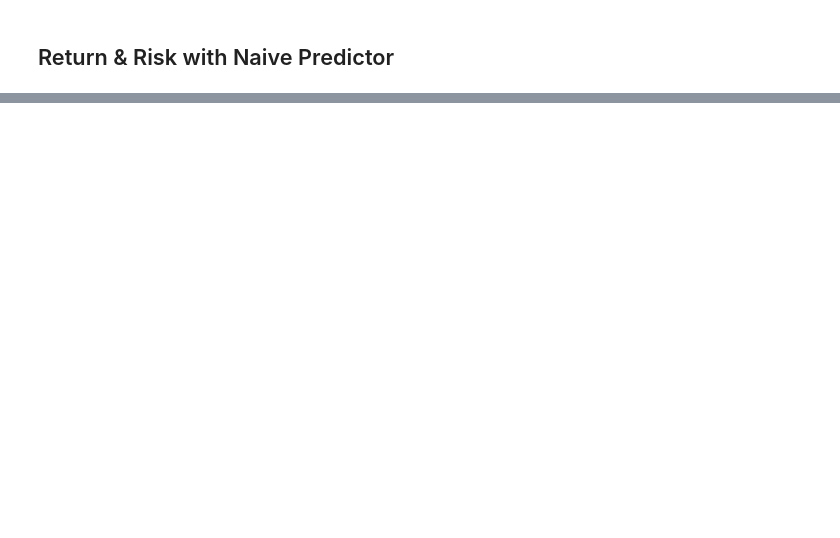
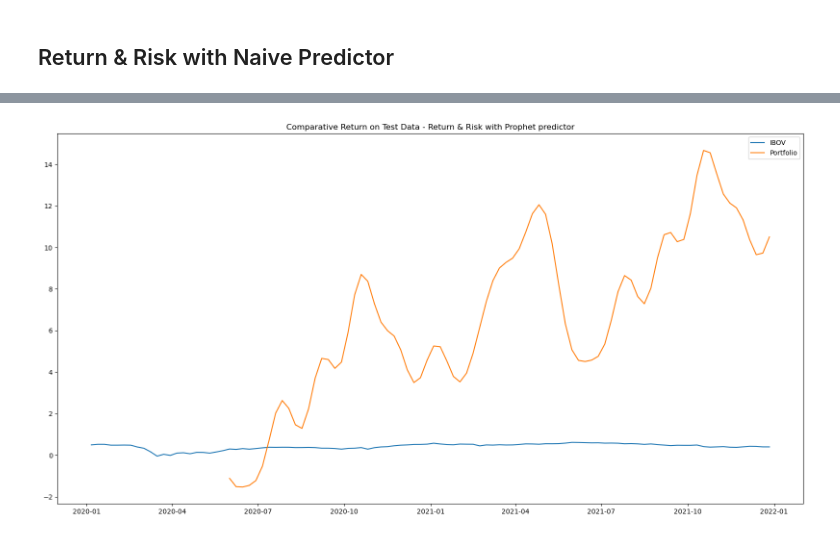
Before and after one commit to MathNog/Genetic-Algorithm-Project, a Jupyter notebook: code/plots_cummulative_return.ipynb, the cells around one changed output, grey strips where cells are left out. Cells and saved outputs as stored; diff of their text form; code cells hidden in the pictures; blank space fills up the shorter version.

```diff
--- a/code/plots_cummulative_return.ipynb
+++ b/code/plots_cummulative_return.ipynb
@@ -63,0 +76,4 @@ plot_cummulative_return_ibov(cum_ret=cum_ret_test,train=False,obj="Return & Risk
+# %%
+plot_cummulative_return_ibov(cum_ret=cum_ret_test,train=False,obj="Return & Risk",pred="Prophet")
+# %% [output]
+[figure, added]
```
Also changed, not shown: parts of 7 cells of this notebook, 2 other files.
